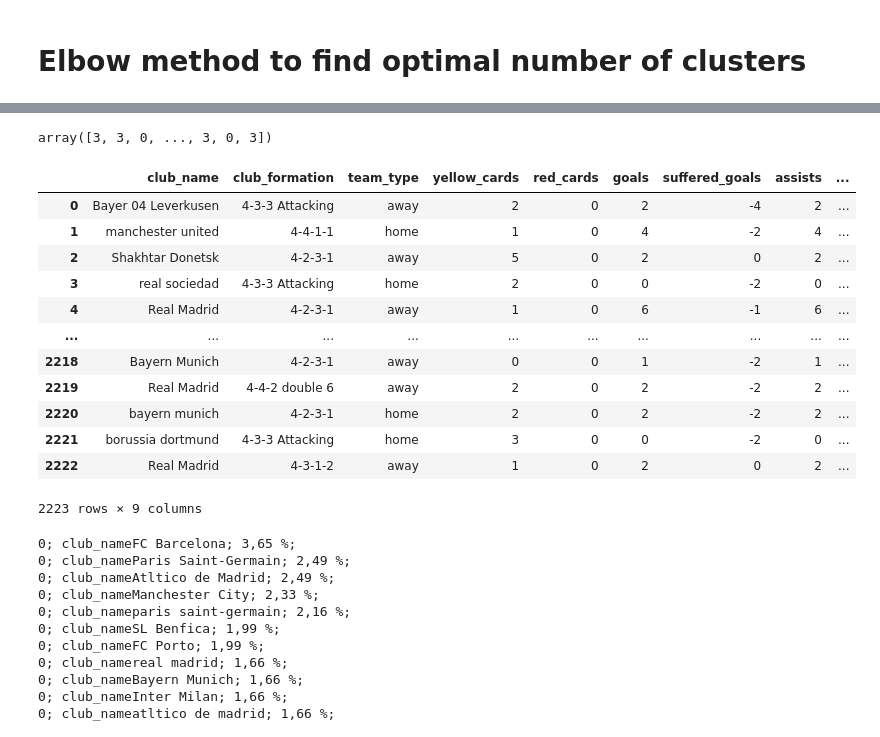
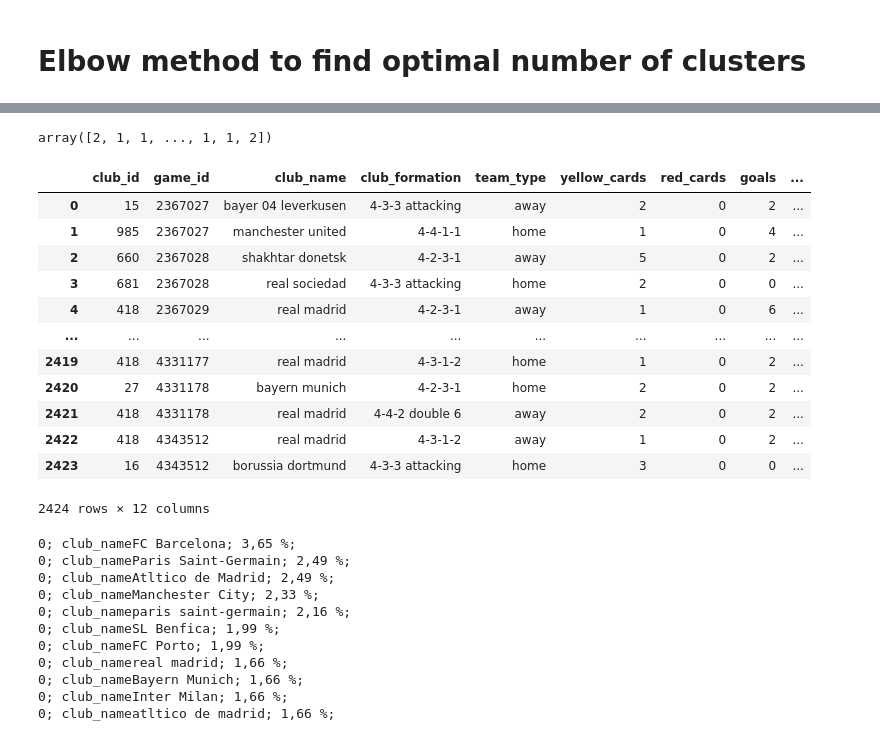
Before and after one commit to Matheusmrinho/pullebyte-analises, a Jupyter notebook: DataSet Project/clustering/clusterizacao.ipynb, the cells around one changed output, grey strips where cells are left out. Drawn from its saved outputs; the diff is of its cells as text; code cells hidden in the pictures.

```diff
--- a/DataSet Project/clustering/clusterizacao.ipynb
+++ b/DataSet Project/clustering/clusterizacao.ipynb
@@ -117,27 +112,27 @@ Para n_clusters = 3, a pontuação média de silhouette é: 0.2107196010027287
 # %%
-km = KMeans(n_clusters=4,max_iter = 10_000, n_init = 100, random_state= 61658)
-merged_padronized_cluster = km.fit_predict(merged_standardized)
-merged_padronized_cluster
+km = KMeans(n_clusters=3,max_iter = 10_000, n_init = 100, random_state= 61658)
+merged_numbers_cluster = km.fit_predict(merged_standardized)
+merged_numbers_cluster
 # %% [output]
-array([3, 3, 0, ..., 3, 0, 3])
+array([2, 1, 1, ..., 1, 1, 2])
 # %%
-merged_default['cluster'] = merged_padronized_cluster
+merged_default['cluster'] = merged_numbers_cluster
 merged_default.to_parquet('Q:/Universidade/PISI3/pullebyte-analises/DataSet Project/clustering/clustered-data/clustered_data.parquet')
 merged_default
 # %% [output]
-|  | club_name | club_formation | team_type | yellow_cards | red_cards | goals | suffered_goals | assists | ... |
-| 0 | Bayer 04 Leverkusen | 4-3-3 Attacking | away | 2 | 0 | 2 | -4 | 2 | ... |
-| 1 | manchester united | 4-4-1-1 | home | 1 | 0 | 4 | -2 | 4 | ... |
-| 2 | Shakhtar Donetsk | 4-2-3-1 | away | 5 | 0 | 2 | 0 | 2 | ... |
-| 3 | real sociedad | 4-3-3 Attacking | home | 2 | 0 | 0 | -2 | 0 | ... |
-| 4 | Real Madrid | 4-2-3-1 | away | 1 | 0 | 6 | -1 | 6 | ... |
+|  | club_id | game_id | club_name | club_formation | team_type | yellow_cards | red_cards | goals | ... |
+| 0 | 15 | 2367027 | bayer 04 leverkusen | 4-3-3 attacking | away | 2 | 0 | 2 | ... |
+| 1 | 985 | 2367027 | manchester united | 4-4-1-1 | home | 1 | 0 | 4 | ... |
+| 2 | 660 | 2367028 | shakhtar donetsk | 4-2-3-1 | away | 5 | 0 | 2 | ... |
+| 3 | 681 | 2367028 | real sociedad | 4-3-3 attacking | home | 2 | 0 | 0 | ... |
+| 4 | 418 | 2367029 | real madrid | 4-2-3-1 | away | 1 | 0 | 6 | ... |
 | ... | ... | ... | ... | ... | ... | ... | ... | ... | ... |
-| 2218 | Bayern Munich | 4-2-3-1 | away | 0 | 0 | 1 | -2 | 1 | ... |
-| 2219 | Real Madrid | 4-4-2 double 6 | away | 2 | 0 | 2 | -2 | 2 | ... |
-| 2220 | bayern munich | 4-2-3-1 | home | 2 | 0 | 2 | -2 | 2 | ... |
-| 2221 | borussia dortmund | 4-3-3 Attacking | home | 3 | 0 | 0 | -2 | 0 | ... |
-| 2222 | Real Madrid | 4-3-1-2 | away | 1 | 0 | 2 | 0 | 2 | ... |
+| 2419 | 418 | 4331177 | real madrid | 4-3-1-2 | home | 1 | 0 | 2 | ... |
+| 2420 | 27 | 4331178 | bayern munich | 4-2-3-1 | home | 2 | 0 | 2 | ... |
+| 2421 | 418 | 4331178 | real madrid | 4-4-2 double 6 | away | 2 | 0 | 2 | ... |
+| 2422 | 418 | 4343512 | real madrid | 4-3-1-2 | away | 1 | 0 | 2 | ... |
+| 2423 | 16 | 4343512 | borussia dortmund | 4-3-3 attacking | home | 3 | 0 | 0 | ... |
-2223 rows × 9 columns
+2424 rows × 12 columns
 # %%
 import numpy as np
 import locale
```
Also changed, not shown: parts of 5 cells of this notebook, 8 other files.
